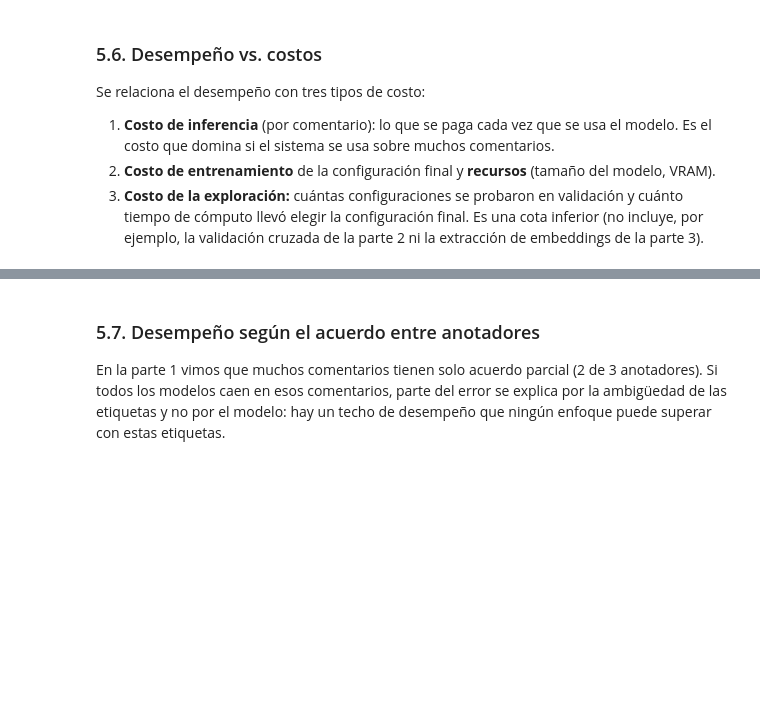
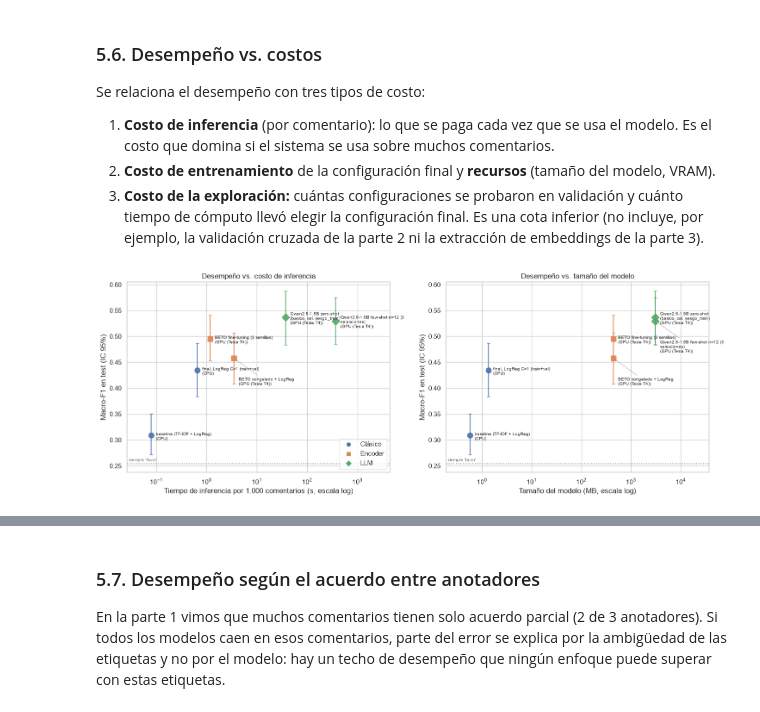
Before and after one commit to AgustinMendez25/TP3-IAyNeuro, a Jupyter notebook: Etapa5.ipynb, the cells around one changed output, grey strips where cells are left out. Cells and saved outputs as stored; diff of their text form; code cells hidden in the pictures; blank space fills up the shorter version.

```diff
--- a/Etapa5.ipynb
+++ b/Etapa5.ipynb
@@ -396,25 +466,35 @@ Se relaciona el desempeño con tres tipos de costo:
 # %%
 fig, axes = plt.subplots(1, 2, figsize=(15, 5.5))
 marcadores = {"Clásico": "o", "Encoder": "s", "LLM": "D"}
 
 for ax, x_col, x_lab in [(axes[0], "t_inf_por_1000_s", "Tiempo de inferencia por 1.000 comentarios (s, escala log)"),
                          (axes[1], "tamaño_modelo_MB", "Tamaño del modelo (MB, escala log)")]:
-    for m, f in comp.iterrows():
+    ubicadas = []   # etiquetas ya puestas: (log10 x, y, desplazamiento vertical), para que no se superpongan
+    for m, f in comp.sort_values("macro_f1", ascending=False).iterrows():
         yerr = [[f["macro_f1"] - comp_total.loc[m, "ic95_inf"]], [comp_total.loc[m, "ic95_sup"] - f["macro_f1"]]]
         ax.errorbar(f[x_col], f["macro_f1"], yerr=yerr, fmt=marcadores[f["enfoque"]], ms=9, capsize=3,
                     color=COLORES[f["enfoque"]], alpha=0.9)
-        ax.annotate(f"{CORTO[m][:40]}\n({f['hardware']})", (f[x_col], f["macro_f1"]),
-                    textcoords="offset points", xytext=(8, -2), fontsize=7)
+        lx = np.log10(f[x_col])
+        dy = -2
+        while any(abs(lx - x0) < 0.6 and abs(f["macro_f1"] - y0) < 0.04 and dy == d0 for x0, y0, d0 in ubicadas):
+            dy -= 30
+        ubicadas.append((lx, f["macro_f1"], dy))
+        etiqueta = textwrap.fill(CORTO[m], 30)
+        ax.annotate(f"{etiqueta}\n({f['hardware']})", (f[x_col], f["macro_f1"]), textcoords="offset points",
+                    xytext=(8, dy), fontsize=7, va="top" if dy < -2 else "center",
+                    arrowprops=dict(arrowstyle="-", color="gray", lw=0.5) if dy < -2 else None)
     ax.set_xscale("log"); ax.set_xlabel(x_lab); ax.set_ylabel("Macro-F1 en test (IC 95%)")
     ax.set_xlim(comp[x_col].min() / 3, comp[x_col].max() * 12)
     ax.axhline(MACRO_F1_MAYORITARIA, ls=":", c="gray")
     ax.text(comp[x_col].min() / 2.8, MACRO_F1_MAYORITARIA + 0.005, "siempre 'favor'", fontsize=7, color="gray")
 for e, c in marcadores.items():
     axes[0].scatter([], [], marker=c, color=COLORES[e], label=e)
 axes[0].legend(loc="lower right")
 axes[0].set_title("Desempeño vs. costo de inferencia")
 axes[1].set_title("Desempeño vs. tamaño del modelo")
 plt.tight_layout(); plt.show()
+# %% [output]
+[figure, added]
 # %%
 # Proyección: cuánto costaría clasificar distintos volúmenes de comentarios con cada modelo
 volumenes = {"1.000": 1e3, "100.000": 1e5, "1 millón": 1e6}
```
Also changed, not shown: parts of 24 cells of this notebook.
